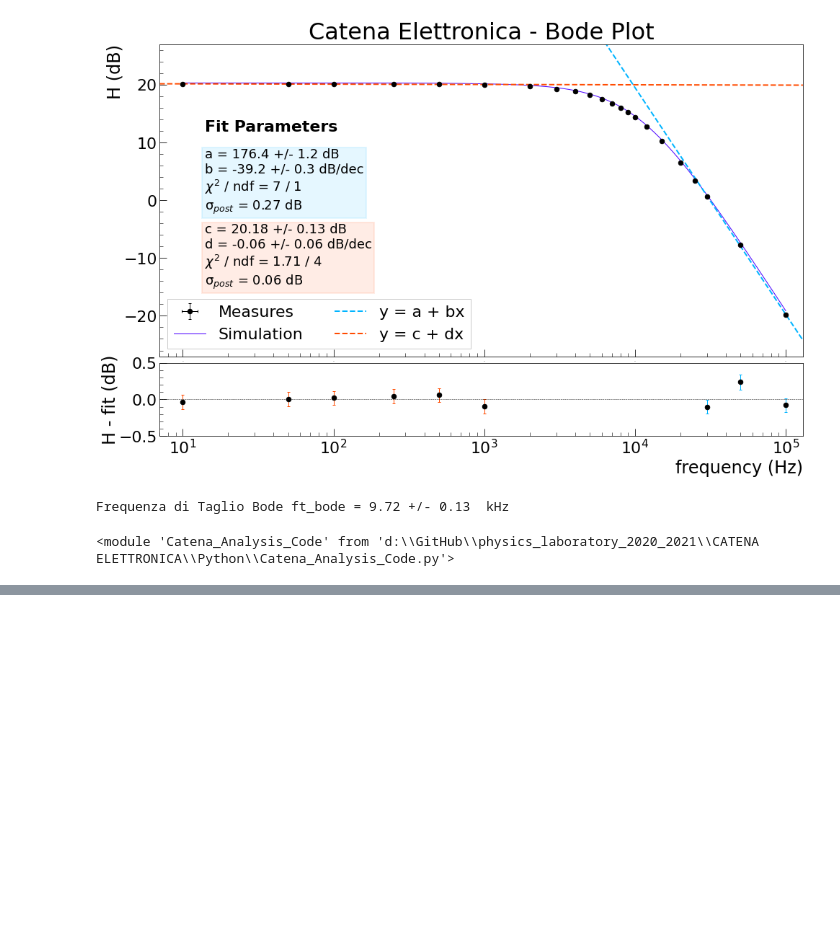
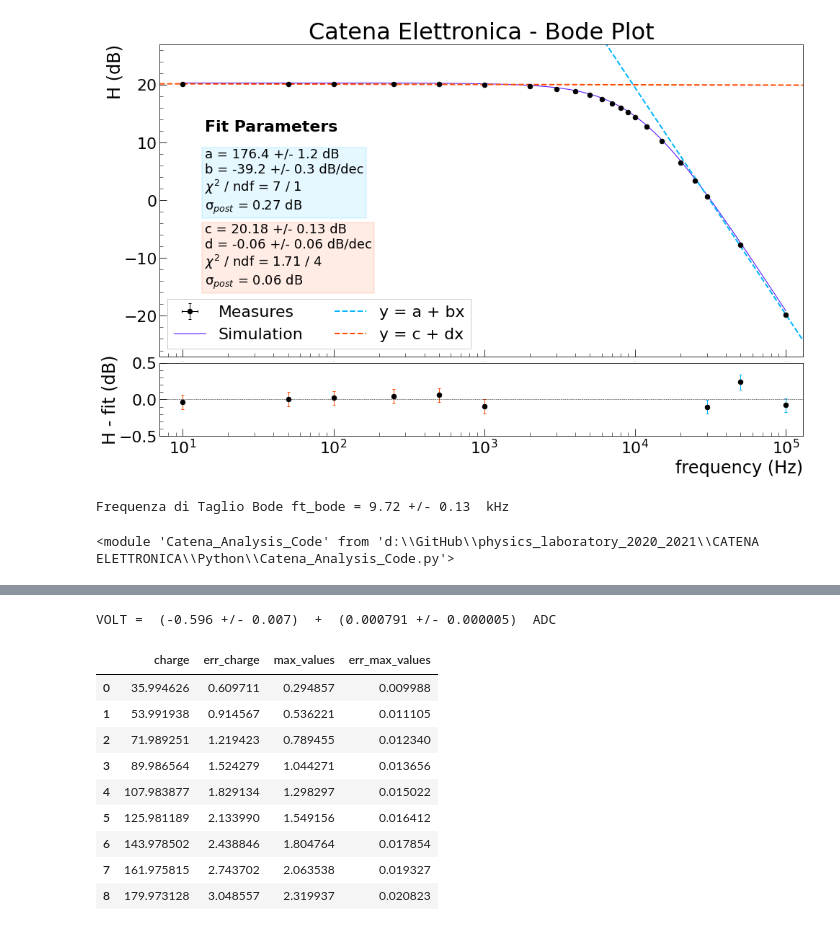
Before and after one commit to niklai99/physics_laboratory_2020_2021, a Jupyter notebook: CATENA ELETTRONICA/Python/Catena - Analysis.ipynb, the cells around one changed output, grey strips where cells are left out. Cells and saved outputs as stored; diff of their text form; code cells hidden in the pictures; blank space fills up the shorter version.

```diff
--- a/CATENA ELETTRONICA/Python/Catena - Analysis.ipynb
+++ b/CATENA ELETTRONICA/Python/Catena - Analysis.ipynb
@@ -134,0 +251,28 @@ importlib.reload(CA)
+# %%
+# PERFORM THE FIT
+par, cov = curve_fit(f = lin, xdata = data['max_values'], ydata = data['Vin'], sigma = data['err Vin'], absolute_sigma = True)
+
+# GET FIT PARAMETERS AND PARAMETER ERRORS
+error = []
+for i in range(len(par)):
+    try:
+        error.append(np.absolute(cov[i][i])**0.5)
+    except:
+        error.append( 0.00 )
+
+fit_par = par
+fit_err = np.array(error)
+
+a_calib = fit_par[0]
+b_calib = fit_par[1]
+err_a_calib = fit_err[0]
+err_b_calib = fit_err[1]
+cov_ab = cov[0][1]
+
+# PRINT CALIBRATION FUNCTION
+print(
+        'VOLT = ' +  ' (' + format(a_calib, '.3f') + ' +/- ' + format(err_a_calib, '.3f') + ') ' + ' + '
+        + ' (' + format(b_calib, '.6f') + ' +/- ' + format(err_b_calib, '.6f') + ') ' + ' ADC'
+    )
+# %% [output]
+VOLT =  (-0.596 +/- 0.007)  +  (0.000791 +/- 0.000005)  ADC
@@ -134,0 +334,24 @@ importlib.reload(CA)
+# %%
+max1 = data1['V (V)'].max() - data1['V (V)'].min() - 0.176
+max2 = data2['V (V)'].max() - data2['V (V)'].min() - 0.176
+max3 = data3['V (V)'].max() - data3['V (V)'].min() - 0.176
+max4 = data4['V (V)'].max() - data4['V (V)'].min() - 0.176
+max5 = data5['V (V)'].max() - data5['V (V)'].min() - 0.176
+max6 = data6['V (V)'].max() - data6['V (V)'].min() - 0.176
+max7 = data7['V (V)'].max() - data7['V (V)'].min() - 0.176
+max8 = data8['V (V)'].max() - data8['V (V)'].min() - 0.176
+max9 = data9['V (V)'].max() - data9['V (V)'].min() - 0.176
+
+max_values = np.array([max1, max2, max3, max4, max5, max6, max7, max8, max9])
+# %%
+err_max1 = data1['err V (V)'].max()
+err_max2 = data2['err V (V)'].max()
+err_max3 = data3['err V (V)'].max()
+err_max4 = data4['err V (V)'].max()
+err_max5 = data5['err V (V)'].max()
+err_max6 = data6['err V (V)'].max()
+err_max7 = data7['err V (V)'].max()
+err_max8 = data8['err V (V)'].max()
+err_max9 = data9['err V (V)'].max()
+
+err_max_values = np.array([err_max1, err_max2, err_max3, err_max4, err_max5, err_max6, err_max7, err_max8, err_max9])
@@ -134,0 +400,15 @@ importlib.reload(CA)
+# %%
+data = pd.DataFrame({'charge': list(charge), 'err_charge': list(err_charge), 'max_values': list(max_values), 'err_max_values': list(err_max_values)}, columns = ['charge', 'err_charge', 'max_values', 'err_max_values'])
+# %%
+data
+# %% [output]
+|  | charge | err_charge | max_values | err_max_values |
+| 0 | 35.994626 | 0.609711 | 0.294857 | 0.009988 |
+| 1 | 53.991938 | 0.914567 | 0.536221 | 0.011105 |
+| 2 | 71.989251 | 1.219423 | 0.789455 | 0.012340 |
+| 3 | 89.986564 | 1.524279 | 1.044271 | 0.013656 |
+| 4 | 107.983877 | 1.829134 | 1.298297 | 0.015022 |
+| 5 | 125.981189 | 2.133990 | 1.549156 | 0.016412 |
+| 6 | 143.978502 | 2.438846 | 1.804764 | 0.017854 |
+| 7 | 161.975815 | 2.743702 | 2.063538 | 0.019327 |
+| 8 | 179.973128 | 3.048557 | 2.319937 | 0.020823 |
```
Also changed, not shown: parts of 8 cells of this notebook, 9 other files.
